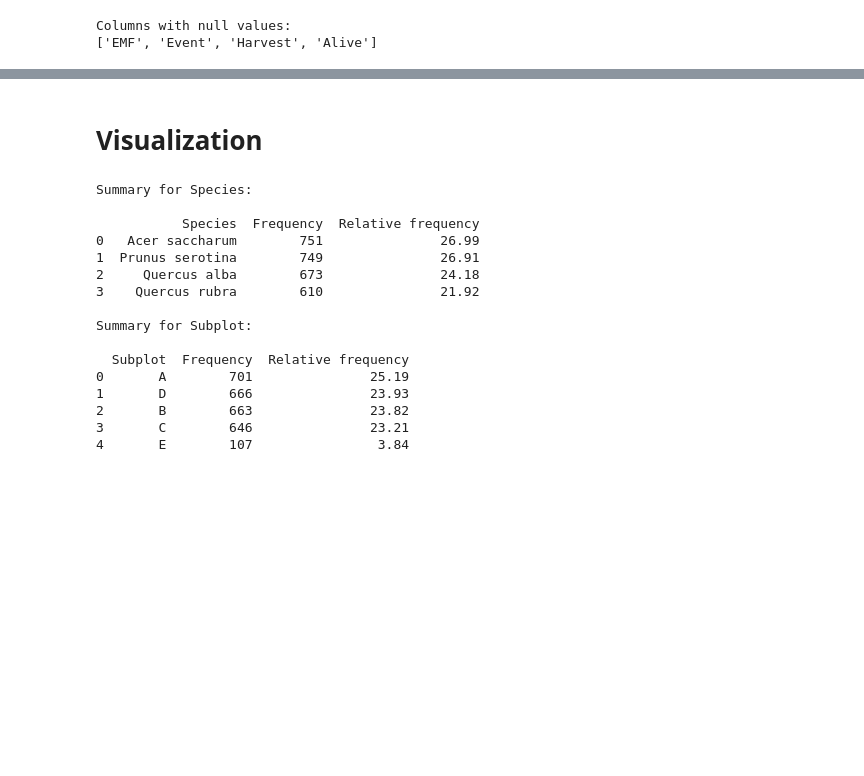
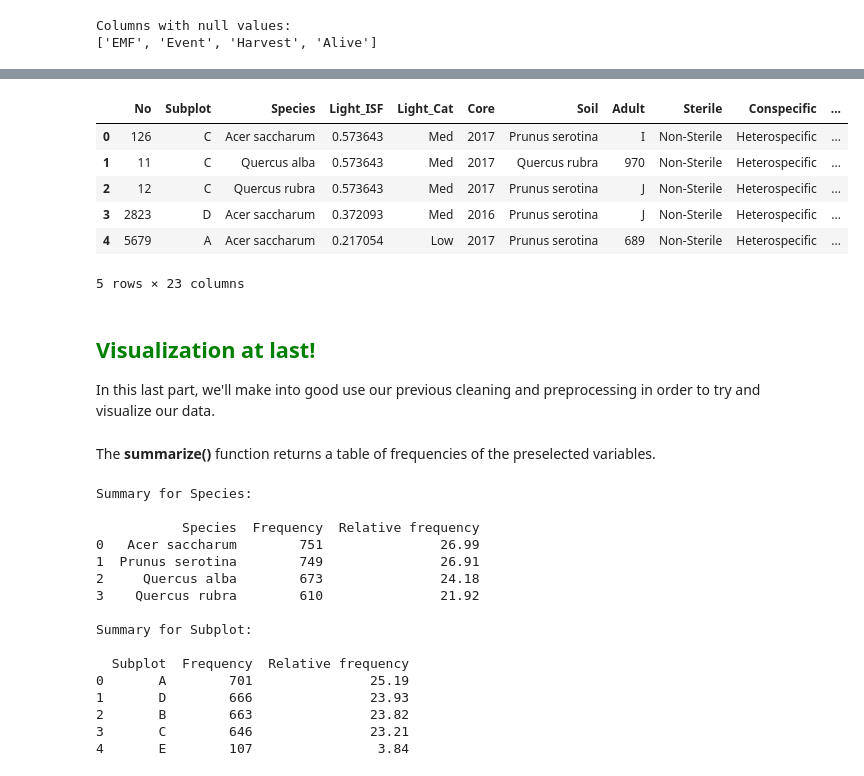
Before and after one commit to fedighanmi/Tree_Survival_Project, a Jupyter notebook: example/example_notebook.ipynb, the cells around one changed output, grey strips where cells are left out. Cells and saved outputs as stored; diff of their text form; code cells hidden in the pictures; blank space fills up the shorter version.

```diff
--- a/example/example_notebook.ipynb
+++ b/example/example_notebook.ipynb
@@ -203,0 +132,4 @@ Column 'Plot' not found in the dataset.
+# %%
+# We will create an instance of our data from the previous cleaning and name it preprocess.
+
+preprocess = prp.DataPreprocessor(tree_cleaner.display())
@@ -204,2 +174,15 @@ Column 'Plot' not found in the dataset.
+# %%
+# The display function will display the dataframe with all of its previous changes.
+
+preprocess.display().head()
+# %% [output]
+|  | No | Subplot | Species | Light_ISF | Light_Cat | Core | Soil | Adult | Sterile | Conspecific | ... |
+| 0 | 126 | C | Acer saccharum | 0.573643 | Med | 2017 | Prunus serotina | I | Non-Sterile | Heterospecific | ... |
+| 1 | 11 | C | Quercus alba | 0.573643 | Med | 2017 | Quercus rubra | 970 | Non-Sterile | Heterospecific | ... |
+| 2 | 12 | C | Quercus rubra | 0.573643 | Med | 2017 | Prunus serotina | J | Non-Sterile | Heterospecific | ... |
+| 3 | 2823 | D | Acer saccharum | 0.372093 | Med | 2016 | Prunus serotina | J | Non-Sterile | Heterospecific | ... |
+| 4 | 5679 | A | Acer saccharum | 0.217054 | Low | 2017 | Prunus serotina | 689 | Non-Sterile | Heterospecific | ... |
+5 rows × 23 columns
 # %% [markdown]
-# Visualization
+## <span style="color:green">  Visualization at last! </span>
+In this last part, we'll make into good use our previous cleaning and preprocessing in order to try and visualize our data.
@@ -206 +193,3 @@ Column 'Plot' not found in the dataset.
+# %% [markdown]
+The **summarize()** function returns a table of frequencies of the preselected variables.
 # %%
```
Also changed, not shown: parts of 30 cells of this notebook.
